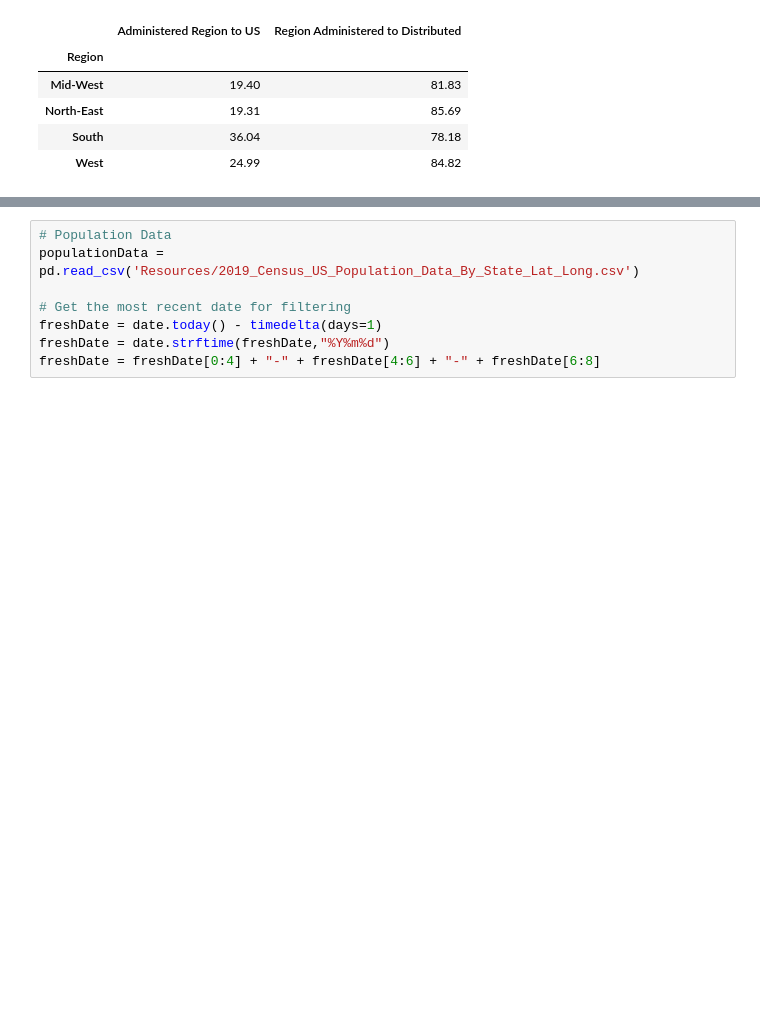
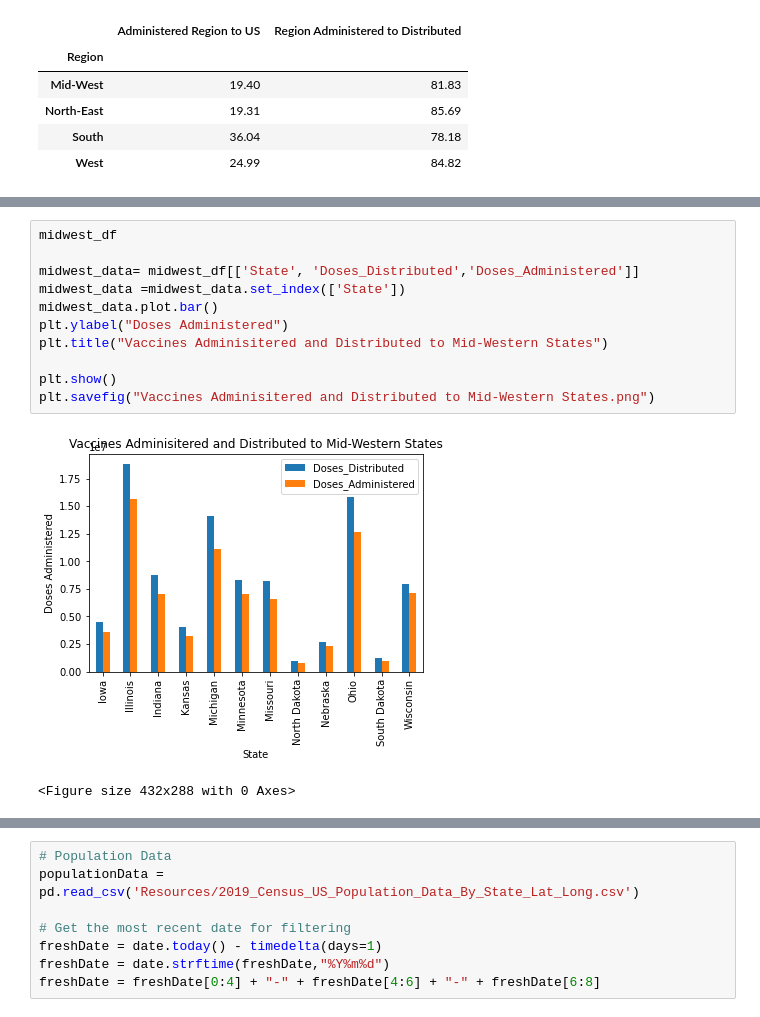
Before and after one commit to Ramsha2025/US-Vaccine-Tracker-Challenge, a Jupyter notebook: US-Vaccine-Tracker.ipynb, the cells around one changed output, grey strips where cells are left out. Drawn from its saved outputs; the diff is of its cells as text; blank space fills up the shorter version.

```diff
--- a/US-Vaccine-Tracker.ipynb
+++ b/US-Vaccine-Tracker.ipynb
@@ -263,0 +294,14 @@ plt.show()
+# %%
+midwest_df
+
+midwest_data= midwest_df[['State', 'Doses_Distributed','Doses_Administered']]
+midwest_data =midwest_data.set_index(['State'])
+midwest_data.plot.bar()
+plt.ylabel("Doses Administered")
+plt.title("Vaccines Adminisitered and Distributed to Mid-Western States")
+
+plt.show()
+plt.savefig("Vaccines Adminisitered and Distributed to Mid-Western States.png")
+# %% [output]
+[figure, added]
+<Figure size 432x288 with 0 Axes>
```
Also changed, not shown: parts of 10 cells of this notebook, 7 other files.
